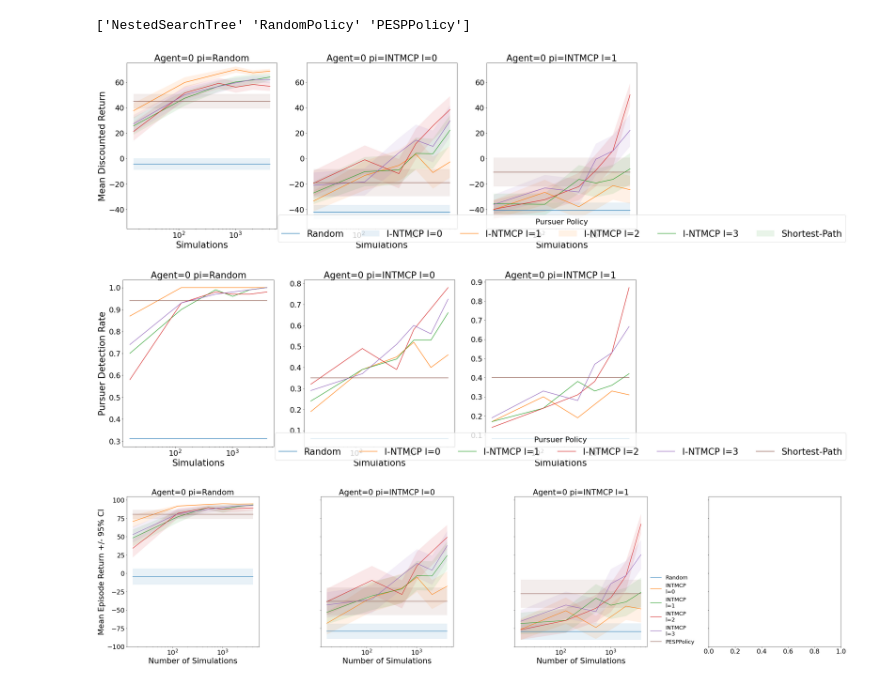
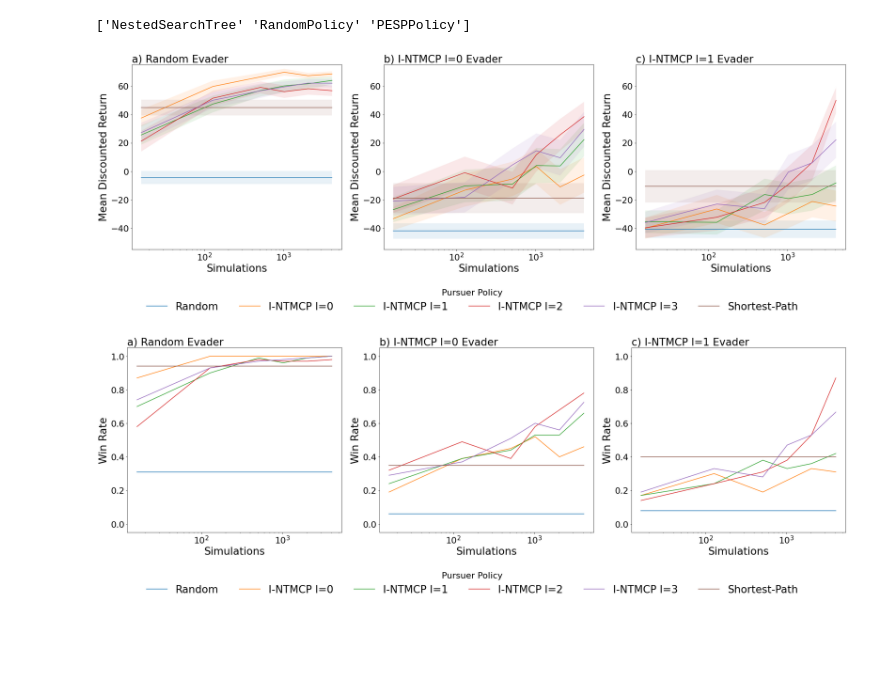
Before and after one commit to RDLLab/i-ntmcp, a Jupyter notebook: iros_paper/pe/pe_plot.ipynb, the cells around one changed output. Cells and saved outputs as stored; diff of their text form; code cells hidden in the pictures; blank space fills up the shorter version.

Commit message:
iros pe plot updates

```diff
--- a/iros_paper/pe/pe_plot.ipynb
+++ b/iros_paper/pe/pe_plot.ipynb
@@ -11,7 +11,7 @@ import intmcp.plot._parts as parts
 problem_name = "pe"
 
 # Change dir name to use different base dir
-exp_results_dir = 'pe/results'
+exp_results_dir = 'pe'
 
 df, results_dir = plot_lib.load_results(problem_name, exp_results_dir, iros=True)
 
@@ -42,35 +42,36 @@ plot_lib.plot_pairwise_pis_y_by_x(
     x_key="num_sims",
     y_key="episode_discounted_returns_mean",
     y_err_key="episode_discounted_returns_CI",
     agent_i_id=agent_i,
     agent_j_id=agent_j,
     results_dir=results_dir,
     **{
         "ylabel": "Mean Discounted Return",
         "xlabel": "Simulations",
         "sharex": False,
         "sharey": False,
         "fontsize": 'large',
         "ylim": (-55, 75),
         "logx": True,
         "logy": False,
         "axes_titles": ["a) Random Evader", "b) I-NTMCP l=0 Evader", "c) I-NTMCP l=1 Evader"],
         "axes_title_kwargs": {
             "fontsize": 'large',
             "loc": "left"
         },
         "legend_kwargs": {
             "labels": ["Random", "I-NTMCP l=0", "I-NTMCP l=1", "I-NTMCP l=2", "I-NTMCP l=3", "Shortest-Path"],
             'title': 'Pursuer Policy',
             'fontsize': 'large',
             "bbox_to_anchor": [0.5, 0.0],
             "loc": 'center',
-            "ncol": 6
+            "ncol": 6,
+            "frameon": False
         }
     }
 )
 # %% [output]
-[figure, old version]
+[figure, new version]
 # %%
 plot_lib.plot_pairwise_pis_y_by_x(
     df,
@@ -81,12 +82,12 @@ plot_lib.plot_pairwise_pis_y_by_x(
     agent_j_id=agent_j,
     results_dir=results_dir,
     **{
-        "ylabel": "Pursuer Detection Rate",
+        "ylabel": "Win Rate",
         "xlabel": "Simulations",
         "sharex": False,
         "sharey": False,
         "fontsize": 'large',
-        # "ylim": (-55, 75),
+        "ylim": (-0.05, 1.05),
         "logx": True,
         "logy": False,
         "axes_titles": ["a) Random Evader", "b) I-NTMCP l=0 Evader", "c) I-NTMCP l=1 Evader"],
@@ -100,39 +101,10 @@ plot_lib.plot_pairwise_pis_y_by_x(
             'fontsize': 'large',
             "bbox_to_anchor": [0.5, 0.0],
             "loc": 'center',
-            "ncol": 6
+            "ncol": 6,
+            "frameon": False
         }
     }
 )
 # %% [output]
-[figure, old version]
+[figure, new version]
-# %%
-plot_lib.plot_pairwise_pis_y_by_x(
-    df,
-    x_key="num_sims",
-    y_key="episode_returns_mean",
-    y_err_key="episode_returns_CI",
-    agent_i_id=agent_i,
-    agent_j_id=agent_j,
-    results_dir=results_dir,
-    **{
-        "ylabel": "Mean Episode Return +/- 95% CI",
-        "xlabel": "Number of Simulations",
-        "sharex": False,
-        "sharey": True,
-        "logx": True,
-        "fontsize": 'large',
-        # "ylim": (-0.7, 0.9),
-        'ncols': 4,
-        "legend_kwargs": {
-            'loc': 'lower left',
-            'bbox_to_anchor': (1.01, 0.0),
-            'ncol': 1,
-            'borderaxespad': 0,
-            'frameon': False,
-            'fontsize': 'small',
-        }
-    }
-)
-# %% [output]
-[figure, removed]
```
Also changed, not shown: parts of 10 cells of this notebook, 3 other files.
